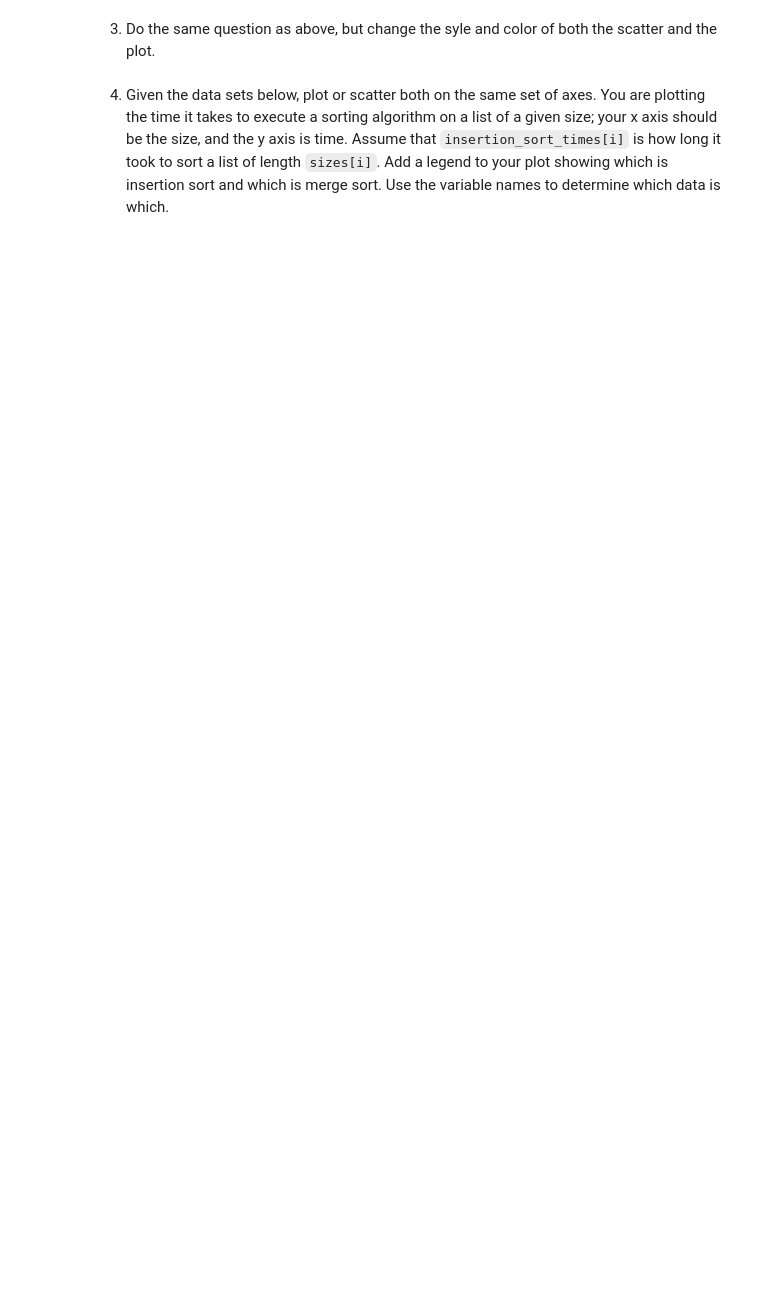
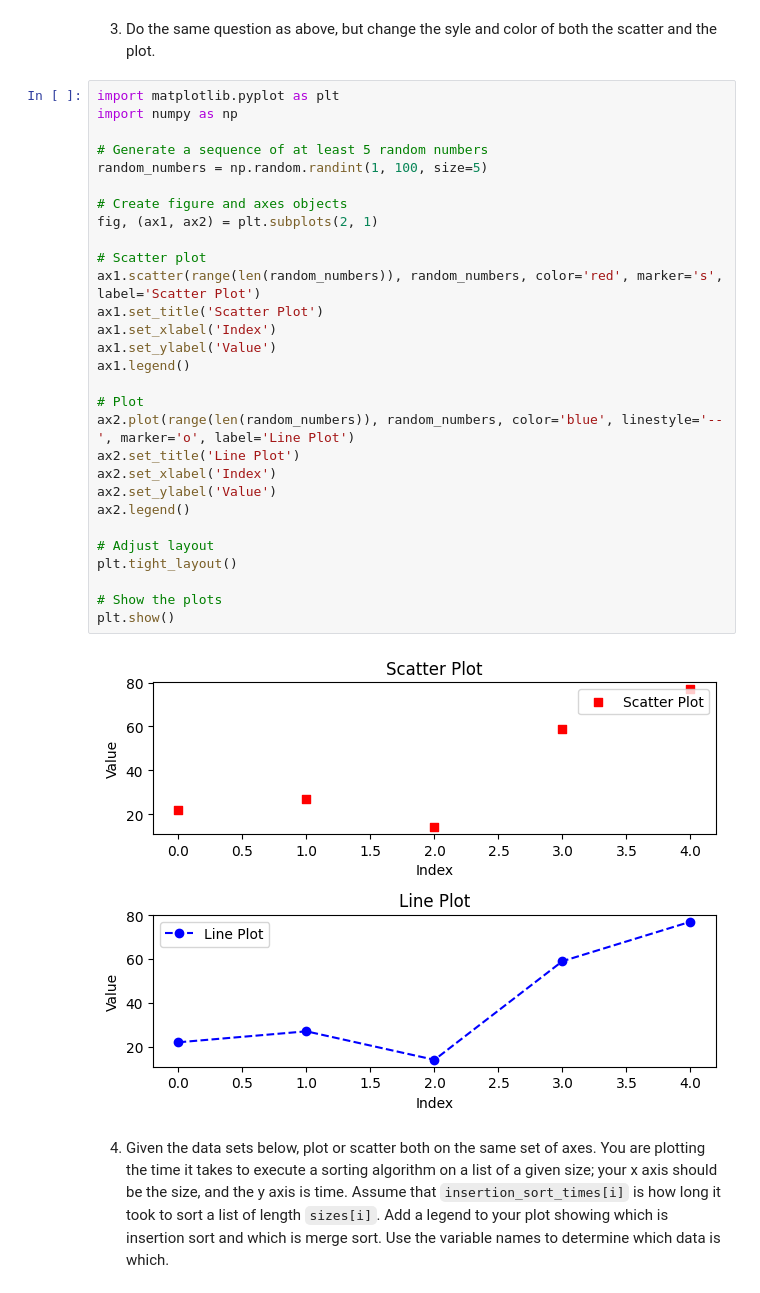
Before and after one commit to jg2012/pyplot, a Jupyter notebook: pyplot.ipynb, the cells around one changed output. Saved outputs shown, nothing was run; the diff lists cells and outputs as text; blank space fills up the shorter version.

```diff
--- a/pyplot.ipynb
+++ b/pyplot.ipynb
@@ -43,5 +72,36 @@ plt.show()
 # %% [markdown]
 3. Do the same question as above, but change the syle and color of both the scatter and the plot.
+# %%
+import matplotlib.pyplot as plt
+import numpy as np
+
+# Generate a sequence of at least 5 random numbers
+random_numbers = np.random.randint(1, 100, size=5)
+
+# Create figure and axes objects
+fig, (ax1, ax2) = plt.subplots(2, 1)
+
+# Scatter plot
+ax1.scatter(range(len(random_numbers)), random_numbers, color='red', marker='s', label='Scatter Plot')
+ax1.set_title('Scatter Plot')
+ax1.set_xlabel('Index')
+ax1.set_ylabel('Value')
+ax1.legend()
+
+# Plot
+ax2.plot(range(len(random_numbers)), random_numbers, color='blue', linestyle='--', marker='o', label='Line Plot')
+ax2.set_title('Line Plot')
+ax2.set_xlabel('Index')
+ax2.set_ylabel('Value')
+ax2.legend()
+
+# Adjust layout
+plt.tight_layout()
+
+# Show the plots
+plt.show()
+# %% [output]
+[figure, added]
 # %% [markdown]
 4. Given the data sets below, plot or scatter both on the same set of axes.  You are plotting the time it takes to execute a sorting algorithm on a list of a given size; your x axis should be the size, and the y axis is time.  Assume that `insertion_sort_times[i]` is how long it took to sort a list of length `sizes[i]`.  Add a legend to your plot showing which is insertion sort and which is merge sort.  Use the variable names to determine which data is which.
 # %%
```
Also changed, not shown: parts of 2 cells of this notebook, 1 other file.
